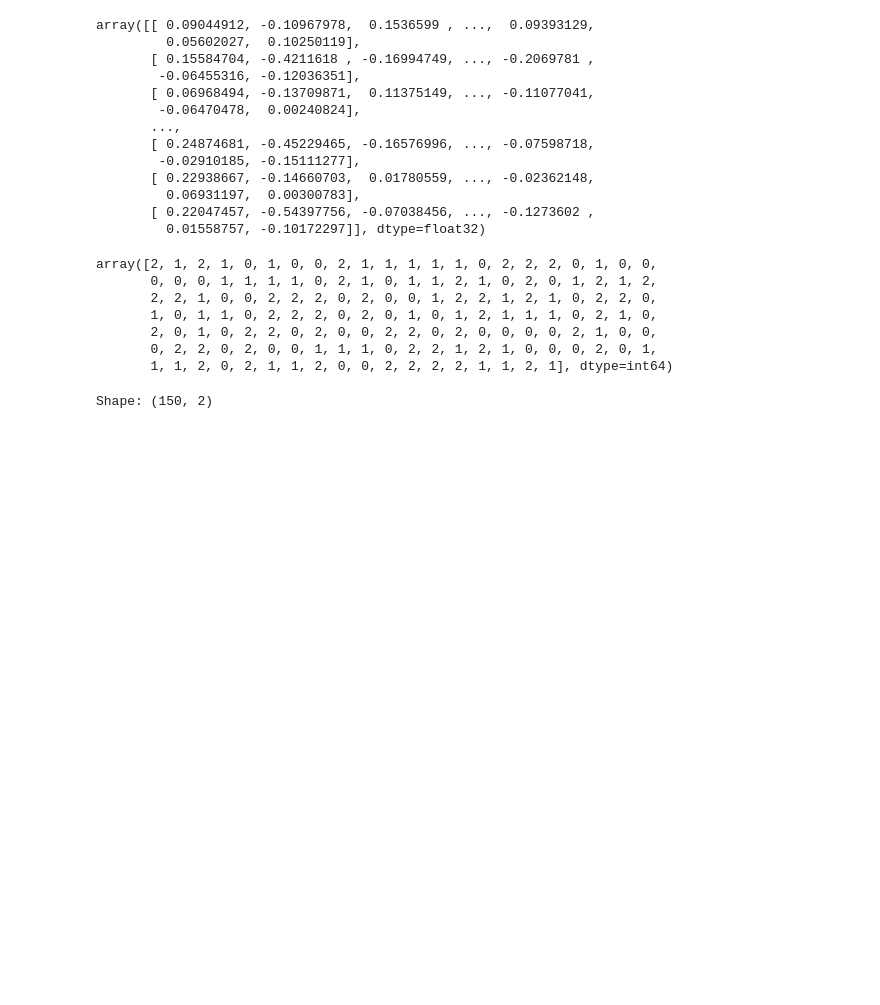
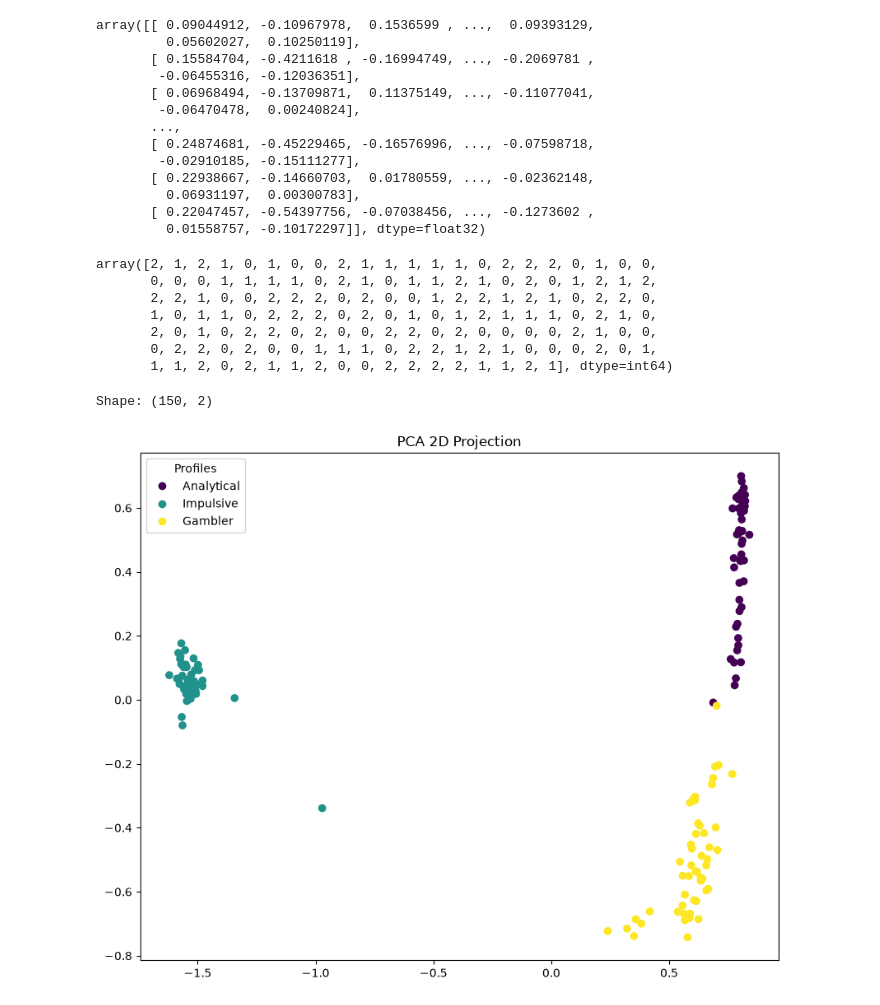
Before and after one commit to KrishanuZ/Behavioral-Homophily-Network, a Jupyter notebook: 02-Notebooks/03-embedding.ipynb, the cells around one changed output. Saved outputs shown, nothing was run; the diff lists cells and outputs as text; code cells hidden in the pictures; blank space fills up the shorter version.

Commit message:
feat: Generate a scatterplot to generate a 2D projection

```diff
--- a/02-Notebooks/03-embedding.ipynb
+++ b/02-Notebooks/03-embedding.ipynb
@@ -94,3 +94,17 @@ vectors_2d = pca.fit_transform(vectors_64d)
 print(f"Shape: {vectors_2d.shape}")
 # %% [output]
 Shape: (150, 2)
+# %%
+import matplotlib.pyplot as plt
+
+plt.figure(figsize=(10, 8))
+
+scatter = plt.scatter(x=vectors_2d[:, 0], y=vectors_2d[:, 1], c=node_labels)
+
+profiles = ['Analytical', 'Impulsive', 'Gambler']
+plt.legend(handles=scatter.legend_elements()[0], labels=profiles, title='Profiles')
+plt.title('PCA 2D Projection')
+
+plt.show()
+# %% [output]
+[figure, added]
```
